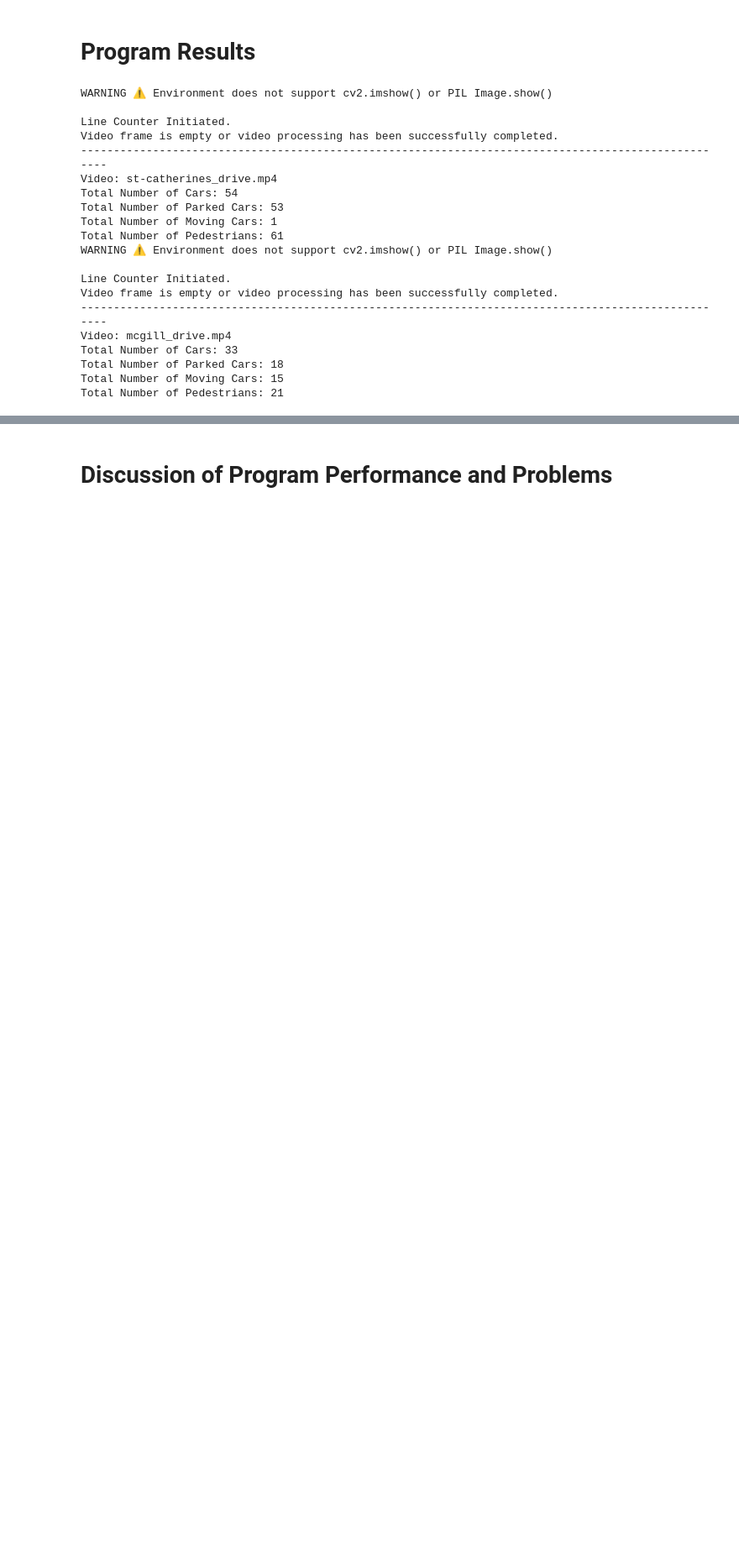
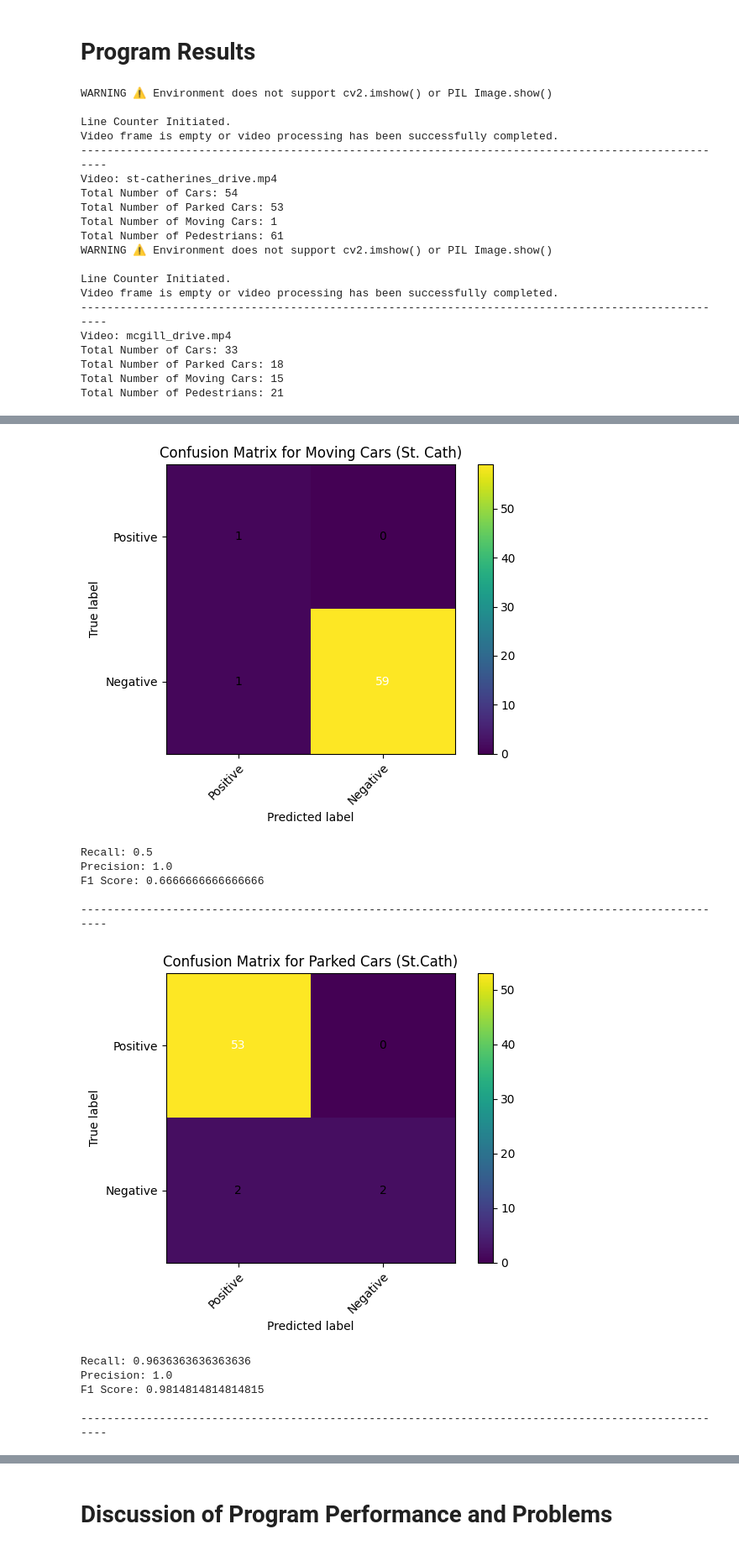
Before and after one commit to Kuzcop/415_Traffic_Counting, a Jupyter notebook: Final_Project_Report.ipynb, the cells around one changed output, grey strips where cells are left out. Shown at 84% size. Cells and saved outputs as stored; diff of their text form; code cells hidden in the pictures; blank space fills up the shorter version.

```diff
--- a/Final_Project_Report.ipynb
+++ b/Final_Project_Report.ipynb
@@ -180,0 +215,63 @@ Ground Truth:
+# %%
+# Moving Cars
+TP = 1
+FP = 0
+TN = 59
+FN = 1
+
+res_st_cath = []
+conf_matrix = np.array([[TP, FP], [FN, TN]])
+recall, precision, f1_score = calculate_metrics(TP, FP, TN, FN)
+res_st_cath.append([recall, precision, f1_score])
+
+plot_confusion_matrix(conf_matrix, 'Moving Cars (St. Cath)')
+print("Recall:", recall)
+print("Precision:", precision)
+print("F1 Score:", f1_score)
+
+print('\n' + '-'*100 + '\n')
+
+# Parked Cars
+TP = 53
+FP = 0
+TN = 2
+FN = 2
+
+conf_matrix = np.array([[TP, FP], [FN, TN]])
+recall, precision, f1_score = calculate_metrics(TP, FP, TN, FN)
+res_st_cath.append([recall, precision, f1_score])
+
+plot_confusion_matrix(conf_matrix, 'Parked Cars (St.Cath)')
+print("Recall:", recall)
+print("Precision:", precision)
+print("F1 Score:", f1_score)
+
+print('\n' + '-'*100 + '\n')
+
+# Pedestrians
+TP = 52
+FP = 2
+TN = 0
+FN = 45
+
+conf_matrix = np.array([[TP, FP], [FN, TN]])
+recall, precision, f1_score = calculate_metrics(TP, FP, TN, FN)
+res_st_cath.append([recall, precision, f1_score])
+
+plot_confusion_matrix(conf_matrix, 'Pedestrians (St.Cath)')
+print("Recall:", recall)
+print("Precision:", precision)
+print("F1 Score:", f1_score)
+# %% [output]
+[figure, added]
+Recall: 0.5
+Precision: 1.0
+F1 Score: 0.6666666666666666
+
+----------------------------------------------------------------------------------------------------
+[figure, added]
+Recall: 0.9636363636363636
+Precision: 1.0
+F1 Score: 0.9814814814814815
+
+----------------------------------------------------------------------------------------------------
```
Also changed, not shown: parts of 14 cells of this notebook.
